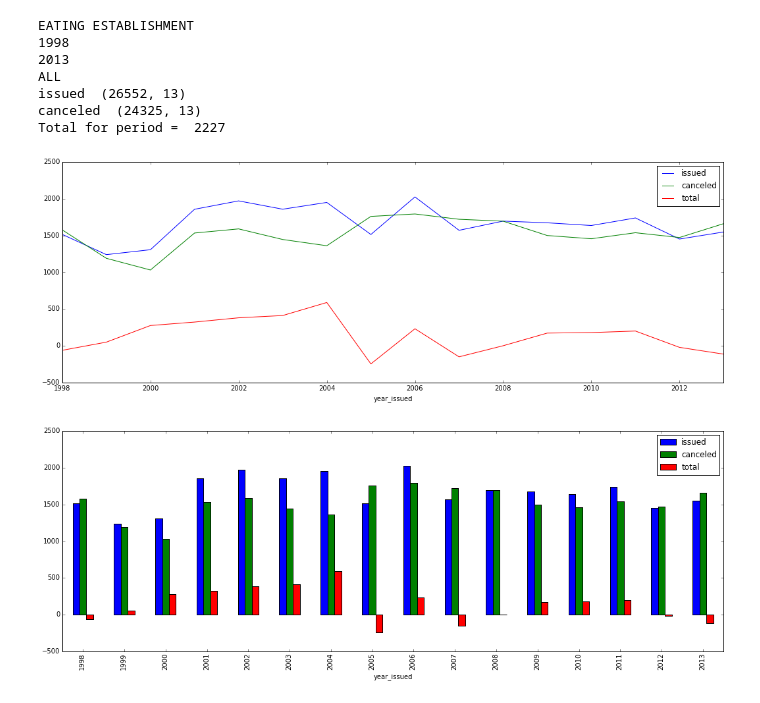
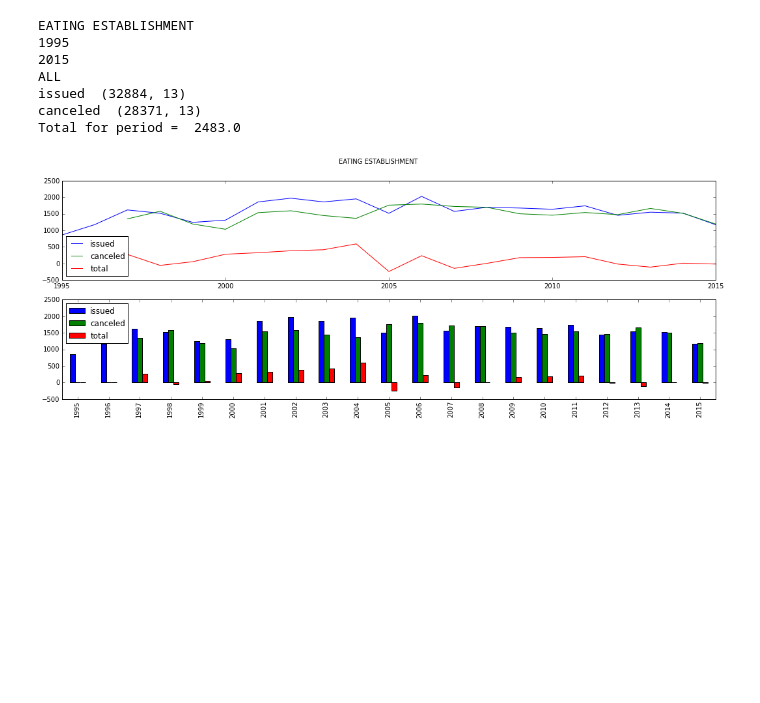
Before and after one commit to c0dingarchit3ct/Open_TO_BusinessLicenses, a Jupyter notebook: User Ready Business License Explorer.ipynb, the cells around one changed output. Drawn from its saved outputs; the diff is of its cells as text; code cells hidden in the pictures; blank space fills up the shorter version.

Commit message:
fixed plot

```diff
--- a/User Ready Business License Explorer.ipynb
+++ b/User Ready Business License Explorer.ipynb
@@ -158,8 +142,15 @@ def yearly_graph(category,starty,endy,postal,printme):
     final.columns=['issued','canceled']
     final['total']=final['issued']-final['canceled']
     print "Total for period = ",final['total'].sum()
-    final.plot()
-    final.plot(kind='bar')
+    fig=plt.figure()
+    lineplt=fig.add_subplot(2,1,1)
+    final.plot(ax=lineplt)
+    barplt=fig.add_subplot(2,1,2)
+    final.plot(ax=barplt, kind='bar')
+    plt.suptitle(category)
+    plt.show()
+#    final.plot()
+#    final.plot(kind='bar')
     if (printme) :
         print final
         print issued_dataset
@@ -172,38 +163,37 @@ catlist_w.label =" Category "
 yearrange= range(1980,2016)
 stryearrange =[str(i) for i in yearrange]
 
 
 startyear_w = widgets.IntSlider(value=1980,min=1919,max=2015,step=1,description='Start YEAR !')
 endyear_w = widgets.IntSlider(value=2015,min=1919,max=2015,step=1,description='End YEAR !')
 
 
 
 postalfield = widgets.Text()
 postalfield.label = "Postal Code"
 postalfield.description = "Postal Code"
 postalfield.value ="ALL"
 
 print_data_w = widgets.ToggleButton(
     description='Print Data',
     value=False
 )
 
-start_range = widgets.IntSlider(min=1980,max=2015,step=1,description='STart YEAR !')
+start_range = widgets.IntSlider(min=1980,max=2015,step=1,description='Start YEAR !')
 
 i = widgets.interact( yearly_graph,
                  category    = catlist_w,
                  starty  = startyear_w,
                  endy = endyear_w,
                  postal = postalfield,
                  printme = print_data_w
              )
 # %% [output]
 EATING ESTABLISHMENT
-1998
-2013
+1995
+2015
 ALL
-issued  (26552, 13)
-canceled  (24325, 13)
-Total for period =  2227
+issued  (32884, 13)
+canceled  (28371, 13)
+Total for period =  2483.0
-[figure, old version]
+[figure, new version]
-[figure, removed]
```
Also changed, not shown: parts of 1 cell of this notebook.
